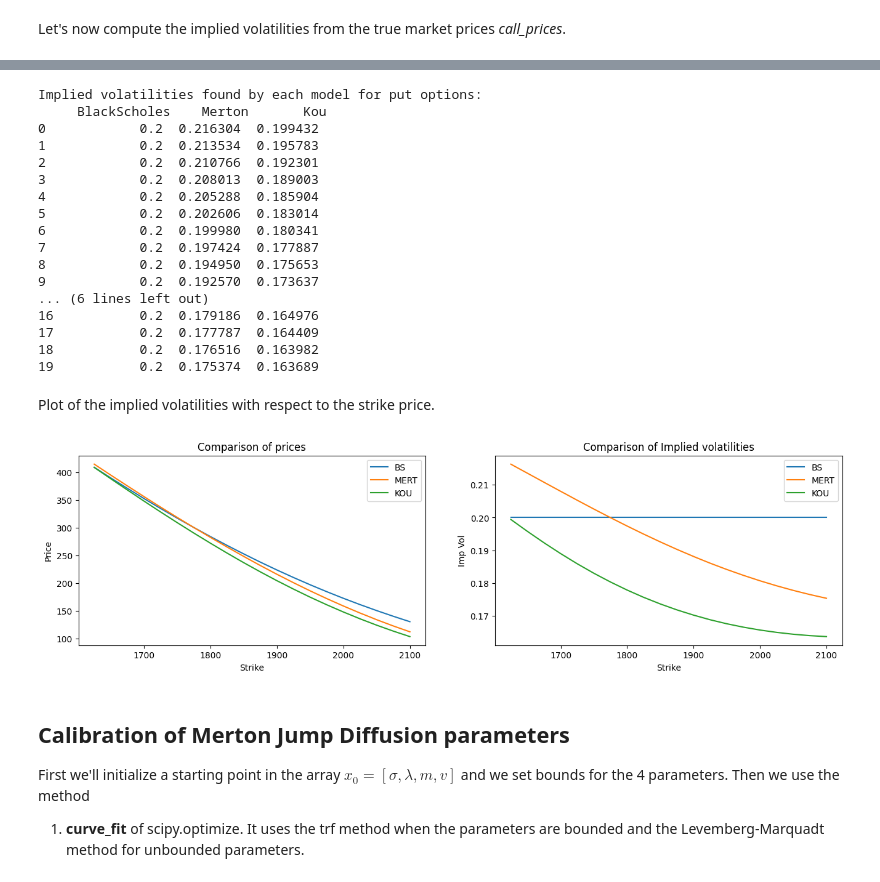
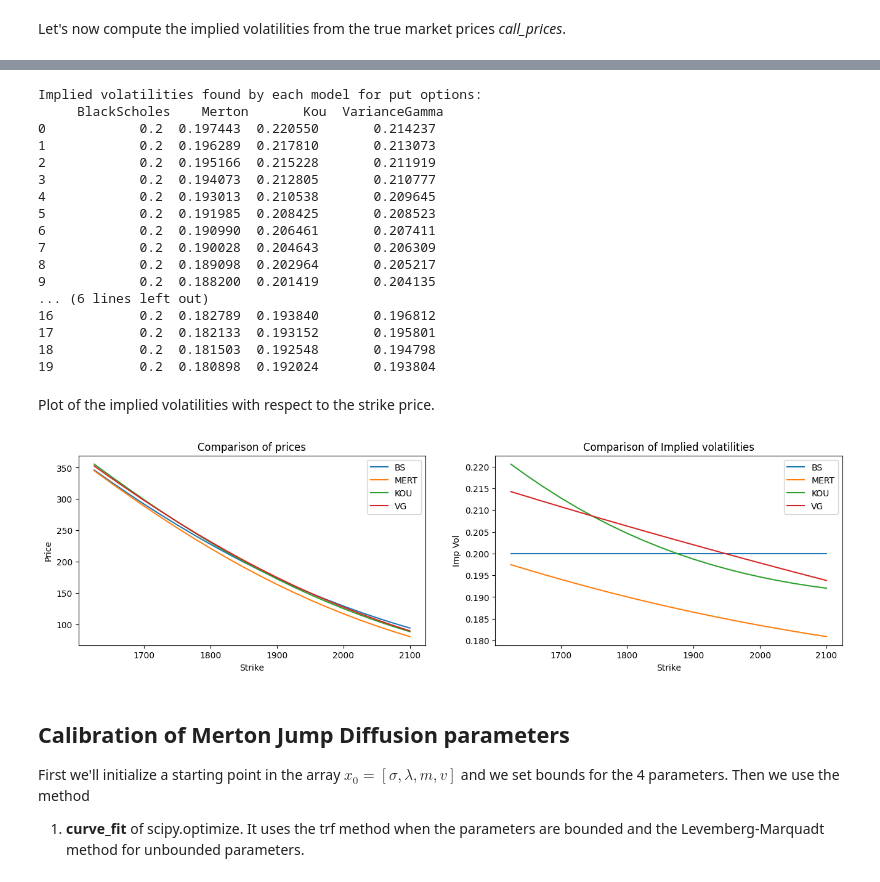
Before and after one commit to ornella-el/Margin-Loans-Pricing, a Jupyter notebook: Calibration.ipynb, the cells around one changed output, grey strips where cells are left out. Cells and saved outputs as stored; diff of their text form; code cells hidden in the pictures.

Commit message:
Variance Gamma closed formula and calibration

```diff
--- a/Calibration.ipynb
+++ b/Calibration.ipynb
@@ -26,11 +27,10 @@ df_call['C_Spread'] = df_call['C_BID'] - df_call['C_ASK']
 df_put['P_Spread'] = df_put['P_BID'] - df_put['P_ASK']
 
 q = 0       # dividend yield
-r = 0.1     # risk-free interest rate
+r = 0.05     # risk-free interest rate
 sigma = 0.2 #volatility (variance of diffusion process)
 S0 = df_call.iloc[0]['UNDERLYING_LAST']
 T = 1
-strikes = np.arange(50,151,5)
 call_strikes = df_call['STRIKE']    # array of K
 put_strikes = df_put['STRIKE']
 exercise = 'european'
@@ -41,16 +41,18 @@ put_prices = df_put['P_Midpoint']
 Let's initialize an object of class BS_pricer which is able to find the theoretical price of the options, given the parameters.
 # %%
 BS = BS_pricer(S0=S0, r=r, q = q, sigma=sigma, ttm=T, exercise=exercise, K=None)
-Merton = Merton_pricer(S0=S0, K=None, ttm=T, r=0.1, q = q, sigma=0.12, lambd=0.5, meanJ=-0.1, stdJ=0.2, exercise=exercise)
-Kou = Kou_pricer(S0=S0, K=None, ttm=T, r=r, sigma=0.12, lambd=0.5, p=0.6, eta1=10, eta2=5, exercise=exercise)
+Merton = Merton_pricer(S0=S0, K=None, ttm=T, r=0.05, q = q, sigma=0.15, lambd=0.7, meanJ=-0.1, stdJ=0.1, exercise=exercise)
+Kou = Kou_pricer(S0=S0, K=None, ttm=T, r=r, sigma=0.15, lambd=0.5, p=0.4, eta1=10, eta2=5, exercise=exercise)
+VG = VG_pricer(S0, K=None, ttm=T, r=r, q=q, sigma=0.15, theta=0.5, nu=0.08, exercise=exercise)
 
-call_th_prices = pd.DataFrame(columns=['BlackScholes', 'Merton', 'Kou'])
+call_th_prices = pd.DataFrame(columns=['BlackScholes', 'Merton', 'Kou', 'VarianceGamma'])
 
 for i, K in enumerate(call_strikes):
     bs = BS.closed_formula_call(K)
     mert = Merton.closed_formula_call(K)
     kou = Kou.closed_formula_call(K)
-    call_th_prices.loc[i] = [bs, mert, kou]
+    vg = VG.closed_formula_call(K)
+    call_th_prices.loc[i] = [bs, mert, kou, vg]
 
 print(f'Theoretical call options prices:')
 print(call_th_prices)
@@ -75,13 +77,14 @@ Theoretical call options prices:
 # %% [markdown]
 PUT PRICES:
 # %%
-put_th_prices = pd.DataFrame(columns=['BlackScholes', 'Merton', 'Kou'])
+put_th_prices = pd.DataFrame(columns=['BlackScholes', 'Merton', 'Kou', 'VarianceGamma'])
 
 for i, K in enumerate(put_strikes):
     bs = BS.closed_formula_put(K)
     mert = Merton.closed_formula_put(K)
     kou = Kou.closed_formula_put(K)
-    put_th_prices.loc[i] = [bs, mert, kou]
+    vg = VG.closed_formula_put(K)
+    put_th_prices.loc[i] = [bs, mert, kou, vg]
 
 print(f'Theoretical put options prices:')
 print(put_th_prices)
@@ -140,17 +143,19 @@ def implied_volatility(price, S, strike, t, rate, q, type_o, method, disp=True )
 # %% [markdown]
 Let's now compute the implied volatilities from the true market prices *call_prices*.
 # %%
-IV_BS = []; IV_M = []; IV_K = []
+IV_BS = []; IV_M = []; IV_K = []; IV_VG = []
 
 for i in range(len(call_prices)):
     IV_BS.append(implied_volatility(call_th_prices['BlackScholes'].values[i], S=S0, strike=call_strikes[i], t=T, rate=r,q=q, type_o='call', method='newton') )
     IV_M.append(implied_volatility(call_th_prices['Merton'].values[i], S=S0, strike = call_strikes[i], t=T, rate=r, q=q,  type_o='call', method='newton'))
     IV_K.append(implied_volatility(call_th_prices['Kou'].values[i], S=S0, strike = call_strikes[i], t=T, rate=r, q=q,  type_o='call', method='newton'))
+    IV_VG.append(implied_volatility(call_th_prices['VarianceGamma'].values[i], S=S0, strike=call_strikes[i], t = T, rate=r, q=q, type_o='call', method='fsolve'))
 
-imp_vol_call = pd.DataFrame(columns=['BlackScholes', 'Merton', 'Kou'])
+imp_vol_call = pd.DataFrame(columns=['BlackScholes', 'Merton', 'Kou', 'VarianceGamma'])
 imp_vol_call['BlackScholes'] = IV_BS
 imp_vol_call['Merton'] = IV_M
 imp_vol_call['Kou'] = IV_K
+imp_vol_call['VarianceGamma'] = IV_VG
 
 print(f'Implied volatilities found by each model for call options:\n{imp_vol_call}')
 # %% [output]
@@ -174,52 +179,54 @@ Implied volatilities found by each model for call options:
 # %%
-IV_BS = []; IV_M = []; IV_K = []
+IV_BS = []; IV_M = []; IV_K = []; IV_VG = []
 
 for i in range(len(put_prices)):
     IV_BS.append(implied_volatility(put_th_prices['BlackScholes'].values[i], S=S0, strike=put_strikes[i], t=T, rate=r, q=q, type_o='put', method='newton' ) )
     IV_M.append(implied_volatility(put_th_prices['Merton'].values[i], S=S0, strike = put_strikes[i], t=T, rate=r, q=q, type_o='put', method='fsolve'))
     IV_K.append(implied_volatility(put_th_prices['Kou'].values[i], S=S0, strike = put_strikes[i], t=T, rate=r, q=q, type_o='put', method='fsolve'))
+    IV_VG.append(implied_volatility(put_th_prices['VarianceGamma'].values[i], S=S0, strike=put_strikes[i], t = T, rate=r, q=q, type_o='put', method='fsolve'))
 
-imp_vol_put = pd.DataFrame(columns=['BlackScholes', 'Merton', 'Kou'])
+imp_vol_put = pd.DataFrame(columns=['BlackScholes', 'Merton', 'Kou', 'VarianceGamma'])
 imp_vol_put['BlackScholes'] = IV_BS
 imp_vol_put['Merton'] = IV_M
 imp_vol_put['Kou'] = IV_K
+imp_vol_put['VarianceGamma'] = IV_VG
 
 print(f'Implied volatilities found by each model for put options:\n {imp_vol_put}')
 # %% [output]
 Implied volatilities found by each model for put options:
-     BlackScholes    Merton       Kou
-0            0.2  0.216304  0.199432
-1            0.2  0.213534  0.195783
-2            0.2  0.210766  0.192301
-3            0.2  0.208013  0.189003
-4            0.2  0.205288  0.185904
-5            0.2  0.202606  0.183014
-6            0.2  0.199980  0.180341
-7            0.2  0.197424  0.177887
-8            0.2  0.194950  0.175653
-9            0.2  0.192570  0.173637
+     BlackScholes    Merton       Kou  VarianceGamma
+0            0.2  0.197443  0.220550       0.214237
+1            0.2  0.196289  0.217810       0.213073
+2            0.2  0.195166  0.215228       0.211919
+3            0.2  0.194073  0.212805       0.210777
+4            0.2  0.193013  0.210538       0.209645
+5            0.2  0.191985  0.208425       0.208523
+6            0.2  0.190990  0.206461       0.207411
+7            0.2  0.190028  0.204643       0.206309
+8            0.2  0.189098  0.202964       0.205217
+9            0.2  0.188200  0.201419       0.204135
 ... (6 lines left out)
-16           0.2  0.179186  0.164976
-17           0.2  0.177787  0.164409
-18           0.2  0.176516  0.163982
-19           0.2  0.175374  0.163689
+16           0.2  0.182789  0.193840       0.196812
+17           0.2  0.182133  0.193152       0.195801
+18           0.2  0.181503  0.192548       0.194798
+19           0.2  0.180898  0.192024       0.193804
 # %% [markdown]
 Plot of the implied volatilities with respect to the strike price.
 # %%
 fig = plt.figure(figsize=(16,4))
 ax1 = fig.add_subplot(121); ax2 = fig.add_subplot(122)
 
 ax1.plot(call_strikes, call_th_prices['BlackScholes'], label="BS"); ax1.plot(call_strikes, call_th_prices['Merton'], label="MERT")
-ax1.plot(call_strikes, call_th_prices['Kou'], label="KOU")
+ax1.plot(call_strikes, call_th_prices['Kou'], label="KOU"); ax1.plot(call_strikes, call_th_prices['VarianceGamma'], label="VG")
 ax1.set_title("Comparison of prices"); ax1.set_xlabel("Strike"); ax1.set_ylabel("Price")
 
 ax2.plot(call_strikes, imp_vol_call['BlackScholes'], label="BS"); ax2.plot(call_strikes, imp_vol_call['Merton'], label="MERT")
-ax2.plot(call_strikes, imp_vol_call['Kou'], label="KOU")
+ax2.plot(call_strikes, imp_vol_call['Kou'], label="KOU"); ax2.plot(call_strikes, imp_vol_call['VarianceGamma'], label="VG")
 ax2.set_title("Comparison of Implied volatilities"); ax2.set_xlabel("Strike"); ax2.set_ylabel("Imp Vol")
 
 ax1.legend(); ax2.legend(); plt.show()
 # %% [output]
-[figure, old version]
+[figure, new version]
 # %% [markdown]
 ## Calibration of Merton Jump Diffusion parameters
 First we'll initialize a starting point in the array $x_0 = [σ, λ, m, v]$
```
Also changed, not shown: parts of 14 cells of this notebook, 1 other file.
